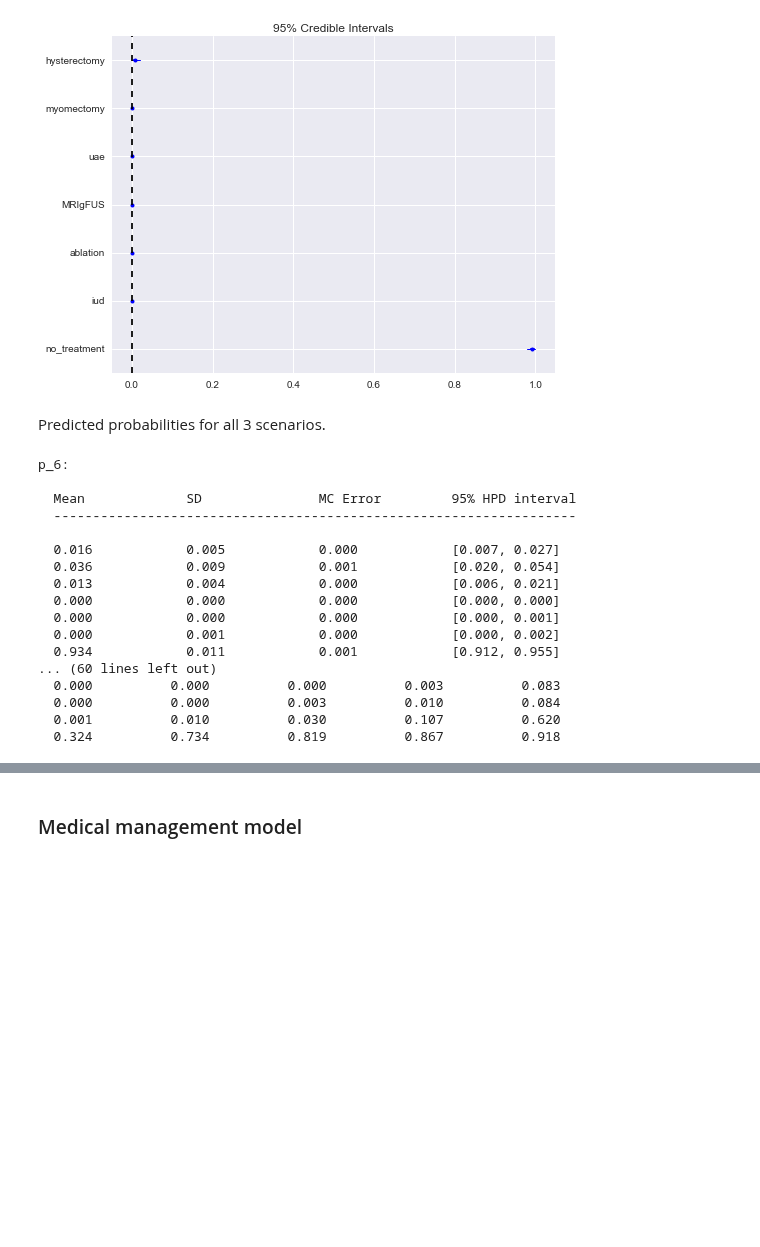
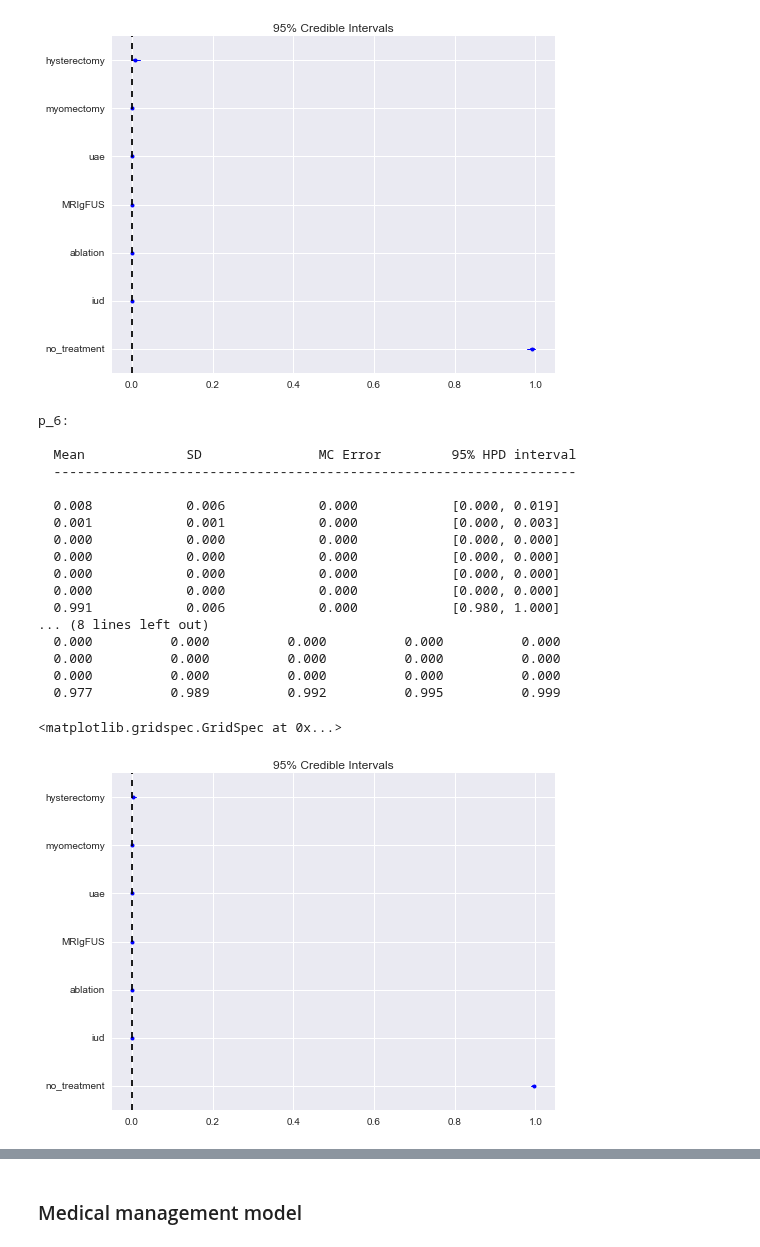
Before and after one commit to VanderbiltPopHealthSci/uterine_fibroids_MA, a Jupyter notebook: UF Interventions Meta-analysis.ipynb, the cells around one changed output, grey strips where cells are left out. Cells and saved outputs as stored; diff of their text form; code cells hidden in the pictures; blank space fills up the shorter version.

```diff
--- a/UF Interventions Meta-analysis.ipynb
+++ b/UF Interventions Meta-analysis.ipynb
@@ -740,25 +748,28 @@ pm.forestplot(trace_myomectomy[n_burn:], varnames=['p_6'], ylabels=plot_labels)
 # %% [output]
 <matplotlib.gridspec.GridSpec at 0x...>
 [figure]
-# %% [markdown]
-Predicted probabilities for all 3 scenarios.
 # %%
-pm.summary(trace_uae[n_burn:], varnames=['p_6', 'p_12', 'p_6_50'])
+pm.summary(trace_myomectomy[n_burn:], varnames=['p_6'])
 # %% [output]
 p_6:
 
   Mean             SD               MC Error         95% HPD interval
   -------------------------------------------------------------------
 
-  0.016            0.005            0.000            [0.007, 0.027]
-  0.036            0.009            0.001            [0.020, 0.054]
-  0.013            0.004            0.000            [0.006, 0.021]
+  0.008            0.006            0.000            [0.000, 0.019]
+  0.001            0.001            0.000            [0.000, 0.003]
   0.000            0.000            0.000            [0.000, 0.000]
-  0.000            0.000            0.000            [0.000, 0.001]
-  0.000            0.001            0.000            [0.000, 0.002]
-  0.934            0.011            0.001            [0.912, 0.955]
-... (60 lines left out)
-  0.000          0.000          0.000          0.003          0.083
-  0.000          0.000          0.003          0.010          0.084
-  0.001          0.010          0.030          0.107          0.620
-  0.324          0.734          0.819          0.867          0.918
+  0.000            0.000            0.000            [0.000, 0.000]
+  0.000            0.000            0.000            [0.000, 0.000]
+  0.000            0.000            0.000            [0.000, 0.000]
+  0.991            0.006            0.000            [0.980, 1.000]
+... (8 lines left out)
+  0.000          0.000          0.000          0.000          0.000
+  0.000          0.000          0.000          0.000          0.000
+  0.000          0.000          0.000          0.000          0.000
+  0.977          0.989          0.992          0.995          0.999
+# %%
+pm.forestplot(trace_myomectomy[n_burn:], varnames=['p_12'], ylabels=plot_labels)
+# %% [output]
+<matplotlib.gridspec.GridSpec at 0x...>
+[figure, added]
```
Also changed, not shown: parts of 24 cells of this notebook.
